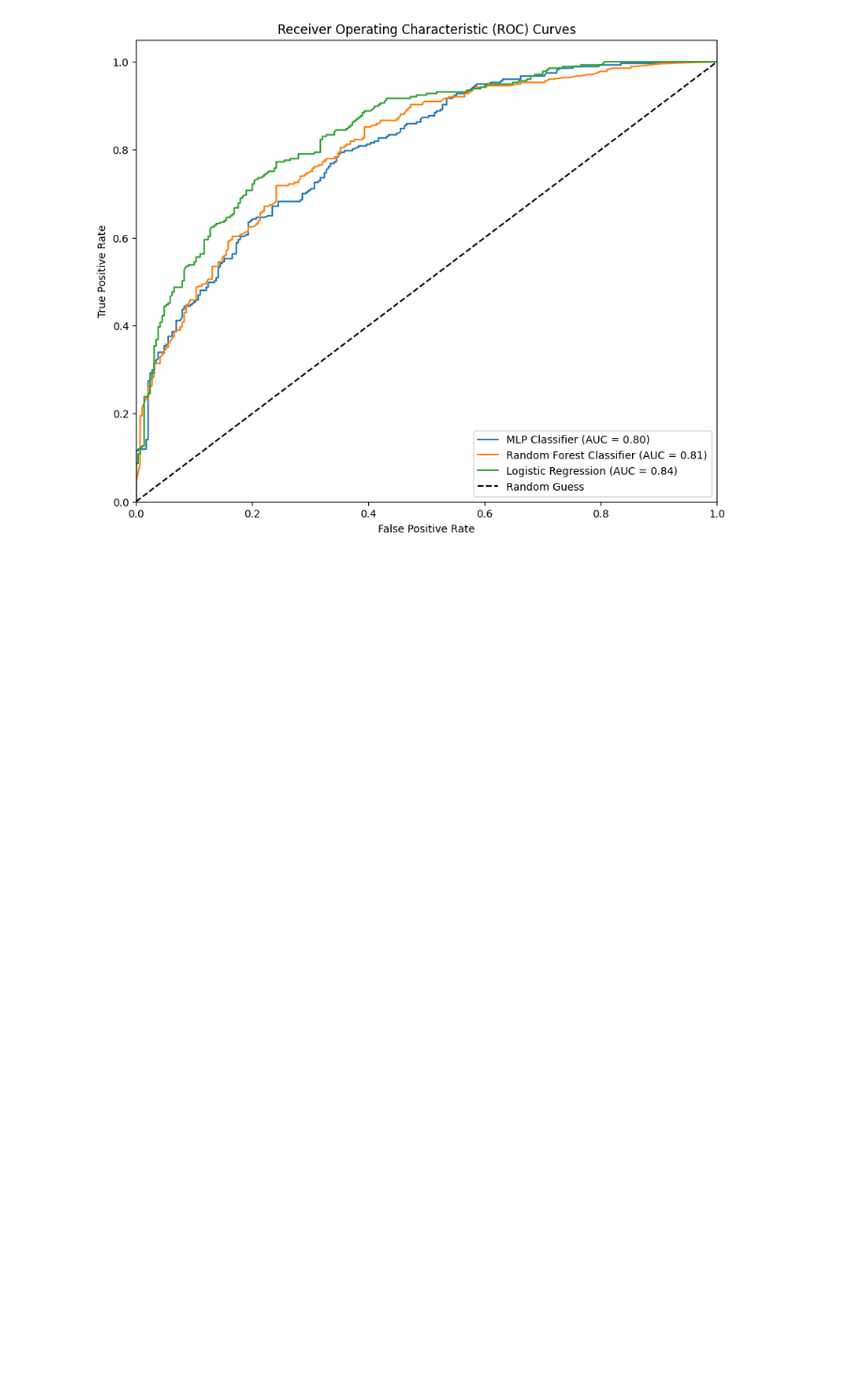
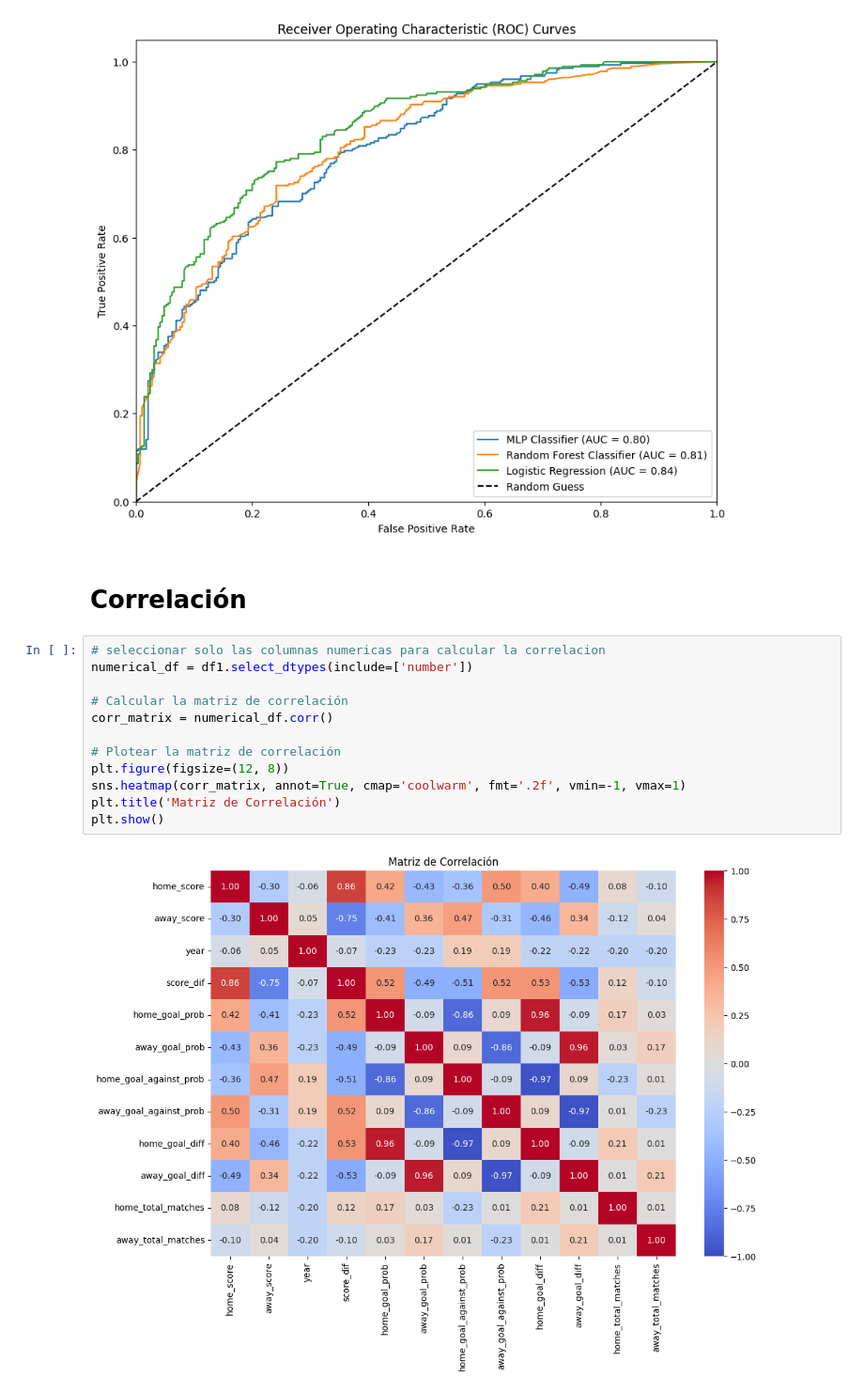
Before and after one commit to candelabero/TFM-def, a Jupyter notebook: Códigos/MODELOS_con_+_variables.ipynb, the cells around one changed output. Shown at 94% size. Cells and saved outputs as stored; diff of their text form; blank space fills up the shorter version.

```diff
--- a/Códigos/MODELOS_con_+_variables.ipynb
+++ b/Códigos/MODELOS_con_+_variables.ipynb
@@ -605,3 +605,19 @@ def plot_roc_curves(models, X_test, y_test):
 plot_roc_curves(models, X_test, y_test)
 # %% [output]
 [figure]
+# %% [markdown]
+# Correlación
+# %%
+# seleccionar solo las columnas numericas para calcular la correlacion
+numerical_df = df1.select_dtypes(include=['number'])
+
+# Calcular la matriz de correlación
+corr_matrix = numerical_df.corr()
+
+# Plotear la matriz de correlación
+plt.figure(figsize=(12, 8))
+sns.heatmap(corr_matrix, annot=True, cmap='coolwarm', fmt='.2f', vmin=-1, vmax=1)
+plt.title('Matriz de Correlación')
+plt.show()
+# %% [output]
+[figure, added]
```
Also changed, not shown: 1 other file.
